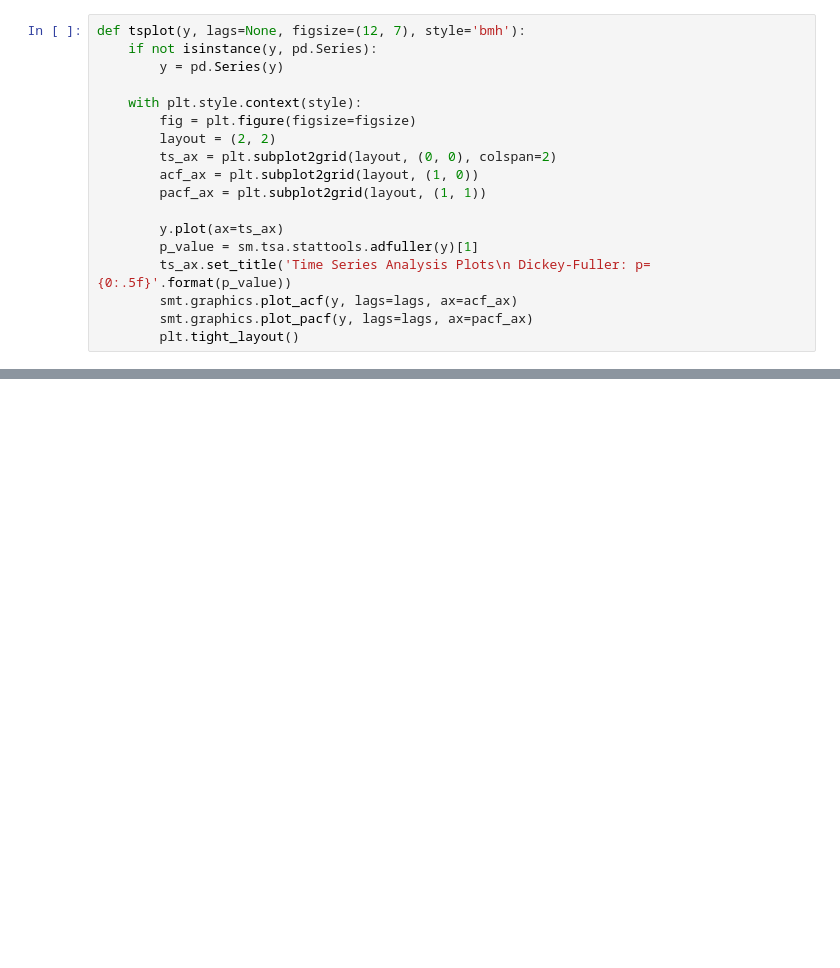
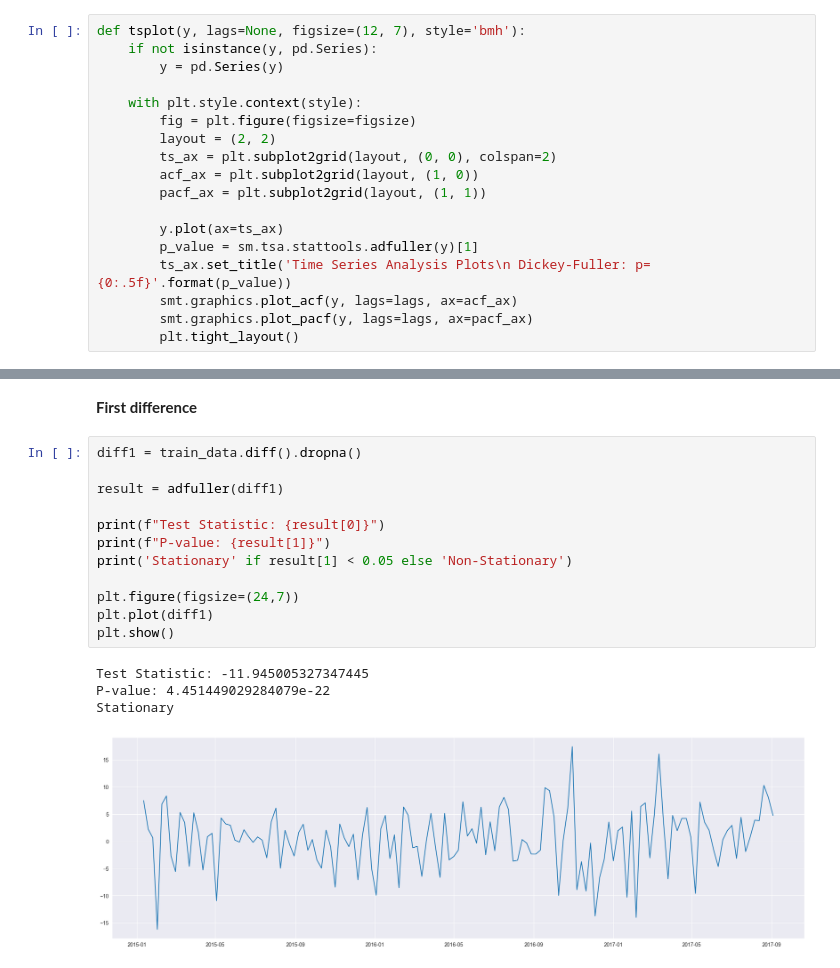
Before and after one commit to PNU-team-projects/avocado-price-forecasting, a Jupyter notebook: notebooks/notebook.ipynb, the cells around one changed output, grey strips where cells are left out. Drawn from its saved outputs; the diff is of its cells as text; blank space fills up the shorter version.

```diff
--- a/notebooks/notebook.ipynb
+++ b/notebooks/notebook.ipynb
@@ -223,0 +238,19 @@ plt.show()
+# %% [markdown]
+**First difference**
+# %%
+diff1 = train_data.diff().dropna()
+
+result = adfuller(diff1)
+
+print(f"Test Statistic: {result[0]}")
+print(f"P-value: {result[1]}")
+print('Stationary' if result[1] < 0.05 else 'Non-Stationary')
+
+plt.figure(figsize=(24,7))
+plt.plot(diff1)
+plt.show()
+# %% [output]
+Test Statistic: -11.945005327347445
+P-value: 4.451449029284079e-22
+Stationary
+[figure, added]
```
Also changed, not shown: parts of 16 cells of this notebook.
